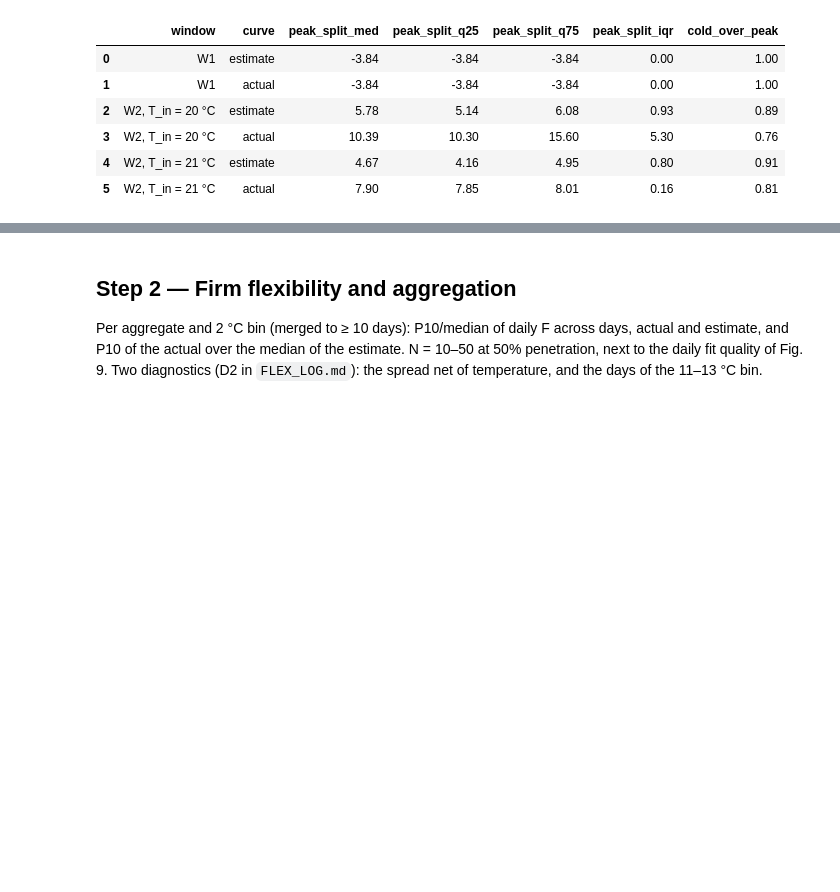
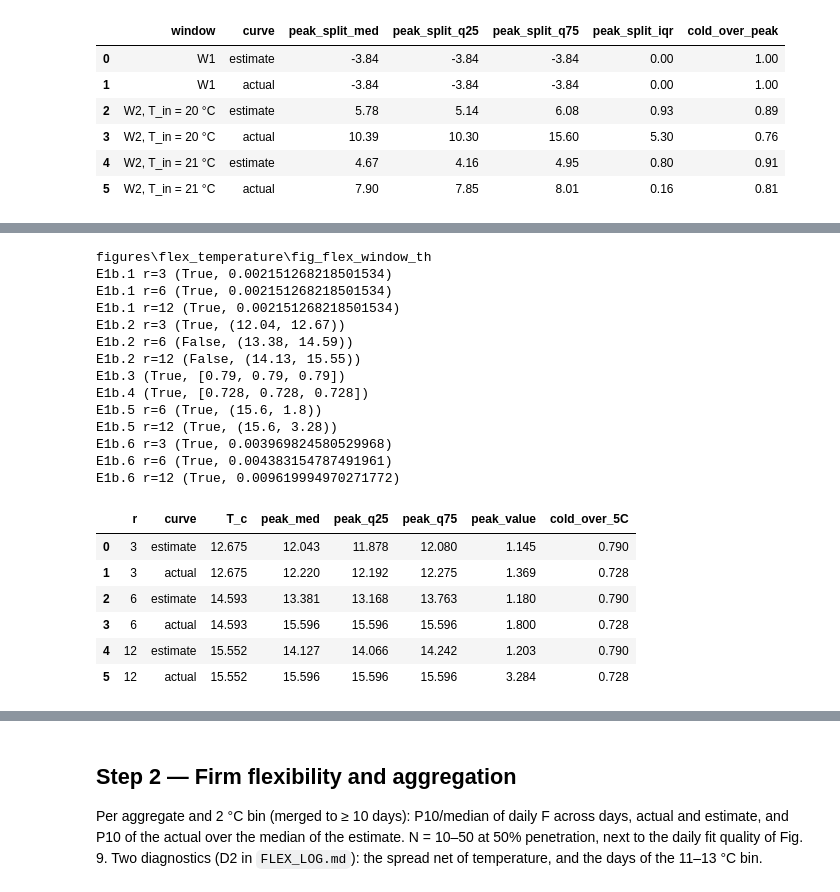
Before and after one commit to agouveia-kul/hp-sensitivity-paper, a Jupyter notebook: flex_temperature.ipynb, the cells around one changed output, grey strips where cells are left out. Saved outputs shown, nothing was run; the diff lists cells and outputs as text; code cells hidden in the pictures; blank space fills up the shorter version.

```diff
--- a/flex_temperature.ipynb
+++ b/flex_temperature.ipynb
@@ -213,0 +220,29 @@ for k in [(30, 15), (10, 5), 'primary_with_b']:
+# %%
+step1b = FT.step1b()
+P1b = step1b[FT.PRIMARY]
+print(P1b['fig'])
+for k, v in P1b['checks'].items():
+    print(k, v)
+P1b['peaks'].round(3)
+# %% [output]
+figures\flex_temperature\fig_flex_window_th
+E1b.1 r=3 (True, 0.002151268218501534)
+E1b.1 r=6 (True, 0.002151268218501534)
+E1b.1 r=12 (True, 0.002151268218501534)
+E1b.2 r=3 (True, (12.04, 12.67))
+E1b.2 r=6 (False, (13.38, 14.59))
+E1b.2 r=12 (False, (14.13, 15.55))
+E1b.3 (True, [0.79, 0.79, 0.79])
+E1b.4 (True, [0.728, 0.728, 0.728])
+E1b.5 r=6 (True, (15.6, 1.8))
+E1b.5 r=12 (True, (15.6, 3.28))
+E1b.6 r=3 (True, 0.003969824580529968)
+E1b.6 r=6 (True, 0.004383154787491961)
+E1b.6 r=12 (True, 0.009619994970271772)
+|  | r | curve | T_c | peak_med | peak_q25 | peak_q75 | peak_value | cold_over_5C |
+| 0 | 3 | estimate | 12.675 | 12.043 | 11.878 | 12.080 | 1.145 | 0.790 |
+| 1 | 3 | actual | 12.675 | 12.220 | 12.192 | 12.275 | 1.369 | 0.728 |
+| 2 | 6 | estimate | 14.593 | 13.381 | 13.168 | 13.763 | 1.180 | 0.790 |
+| 3 | 6 | actual | 14.593 | 15.596 | 15.596 | 15.596 | 1.800 | 0.728 |
+| 4 | 12 | estimate | 15.552 | 14.127 | 14.066 | 14.242 | 1.203 | 0.790 |
+| 5 | 12 | actual | 15.552 | 15.596 | 15.596 | 15.596 | 3.284 | 0.728 |
```
Also changed, not shown: parts of 2 cells of this notebook, 8 other files.
